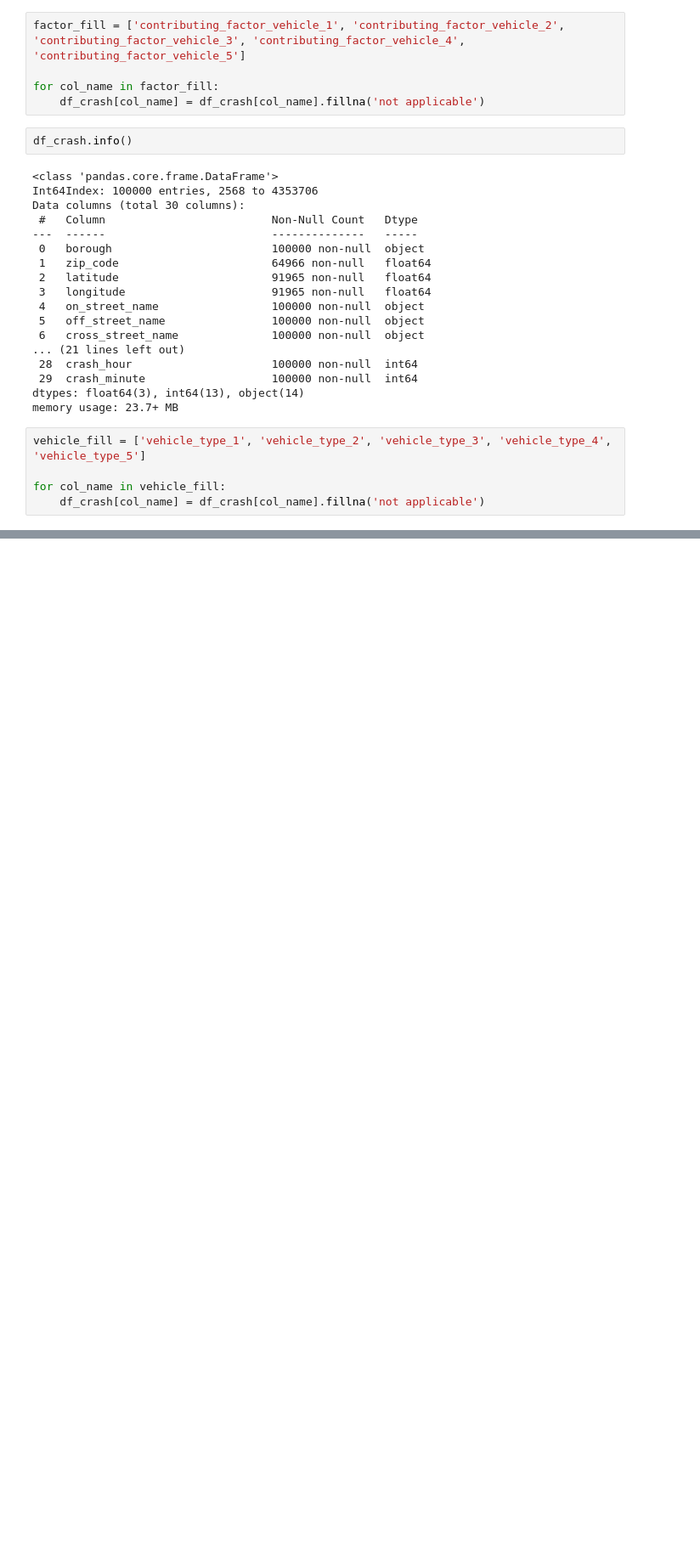
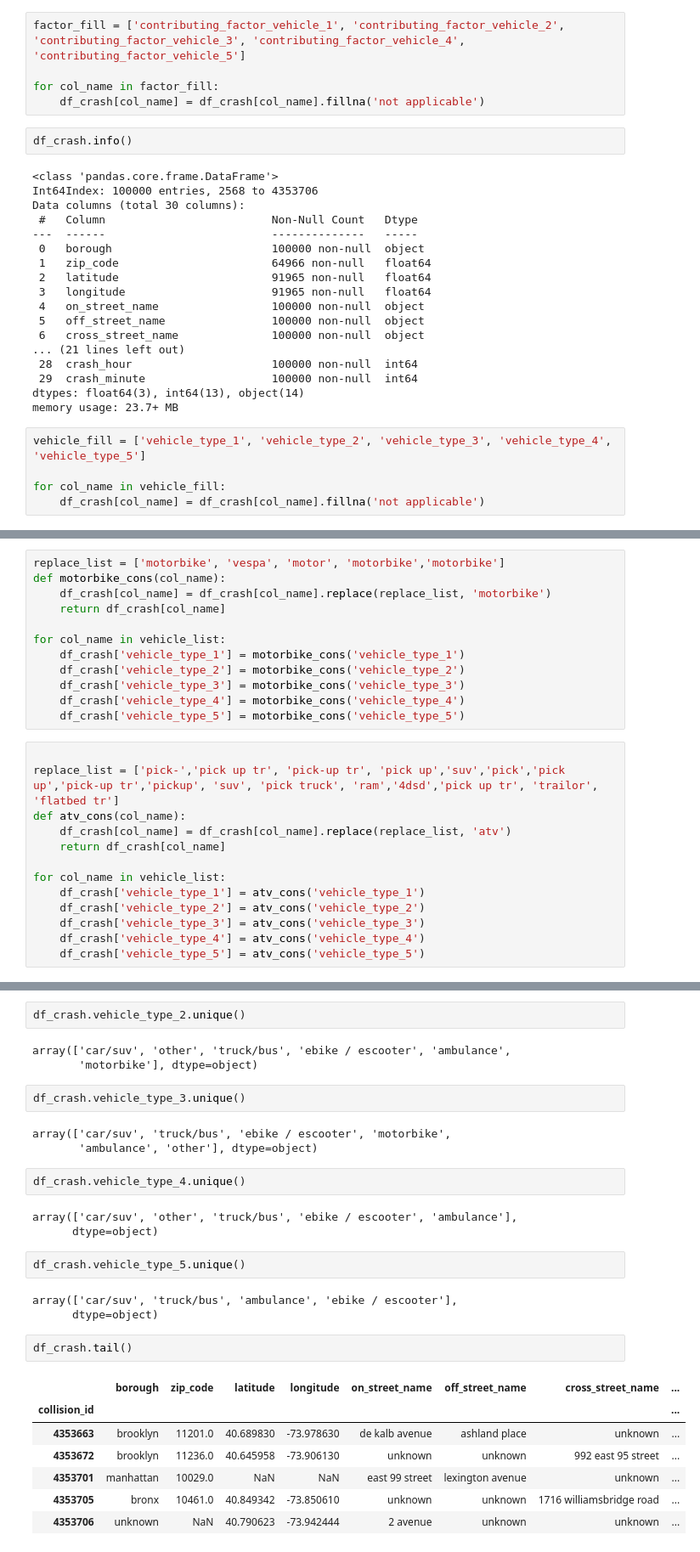
Before and after one commit to Roldan87/nyc-crashes, a Jupyter notebook: crash_cleaning.ipynb, the cells around one changed output, grey strips where cells are left out. Shown at 85% size. Drawn from its saved outputs; the diff is of its cells as text; blank space fills up the shorter version.

```diff
--- a/crash_cleaning.ipynb
+++ b/crash_cleaning.ipynb
@@ -113,0 +152,25 @@ vehicle_list = ['ATV', 'bicycle', 'car/suv', 'ebike', 'escooter', 'truck/bus', '
+# %%
+replace_list = ['motorbike', 'vespa', 'motor', 'motorbike','motorbike']
+def motorbike_cons(col_name):
+    df_crash[col_name] = df_crash[col_name].replace(replace_list, 'motorbike')
+    return df_crash[col_name]
+
+for col_name in vehicle_list:
+    df_crash['vehicle_type_1'] = motorbike_cons('vehicle_type_1')
+    df_crash['vehicle_type_2'] = motorbike_cons('vehicle_type_2')
+    df_crash['vehicle_type_3'] = motorbike_cons('vehicle_type_3')
+    df_crash['vehicle_type_4'] = motorbike_cons('vehicle_type_4')
+    df_crash['vehicle_type_5'] = motorbike_cons('vehicle_type_5')
+# %%
+
+replace_list = ['pick-','pick up tr', 'pick-up tr', 'pick up','suv','pick','pick up','pick-up tr','pickup', 'suv', 'pick truck', 'ram','4dsd','pick up tr', 'trailor', 'flatbed tr']
+def atv_cons(col_name):
+    df_crash[col_name] = df_crash[col_name].replace(replace_list, 'atv')
+    return df_crash[col_name]
+
+for col_name in vehicle_list:
+    df_crash['vehicle_type_1'] = atv_cons('vehicle_type_1')
+    df_crash['vehicle_type_2'] = atv_cons('vehicle_type_2')
+    df_crash['vehicle_type_3'] = atv_cons('vehicle_type_3')
+    df_crash['vehicle_type_4'] = atv_cons('vehicle_type_4')
+    df_crash['vehicle_type_5'] = atv_cons('vehicle_type_5')
@@ -113,0 +194,30 @@ vehicle_list = ['ATV', 'bicycle', 'car/suv', 'ebike', 'escooter', 'truck/bus', '
+# %%
+df_crash.vehicle_type_2.unique()
+# %% [output]
+array(['car/suv', 'other', 'truck/bus', 'ebike / escooter', 'ambulance',
+       'motorbike'], dtype=object)
+# %%
+df_crash.vehicle_type_3.unique()
+# %% [output]
+array(['car/suv', 'truck/bus', 'ebike / escooter', 'motorbike',
+       'ambulance', 'other'], dtype=object)
+# %%
+df_crash.vehicle_type_4.unique()
+# %% [output]
+array(['car/suv', 'other', 'truck/bus', 'ebike / escooter', 'ambulance'],
+      dtype=object)
+# %%
+df_crash.vehicle_type_5.unique()
+# %% [output]
+array(['car/suv', 'truck/bus', 'ambulance', 'ebike / escooter'],
+      dtype=object)
+# %%
+df_crash.tail()
+# %% [output]
+|  | borough | zip_code | latitude | longitude | on_street_name | off_street_name | cross_street_name | ... |
+| collision_id |  |  |  |  |  |  |  | ... |
+| 4353663 | brooklyn | 11201.0 | 40.689830 | -73.978630 | de kalb avenue | ashland place | unknown | ... |
+| 4353672 | brooklyn | 11236.0 | 40.645958 | -73.906130 | unknown | unknown | 992 east 95 street | ... |
+| 4353701 | manhattan | 10029.0 | NaN | NaN | east 99 street | lexington avenue | unknown | ... |
+| 4353705 | bronx | 10461.0 | 40.849342 | -73.850610 | unknown | unknown | 1716 williamsbridge road | ... |
+| 4353706 | unknown | NaN | 40.790623 | -73.942444 | 2 avenue | unknown | unknown | ... |
```
Also changed, not shown: parts of 10 cells of this notebook.
